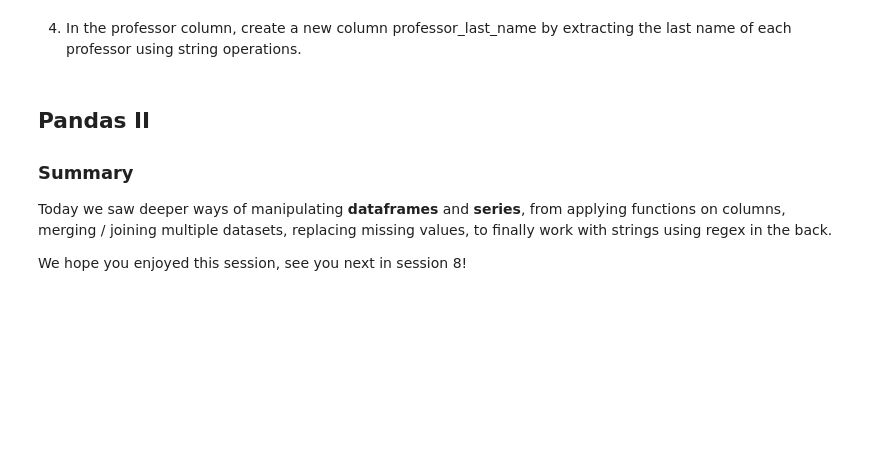
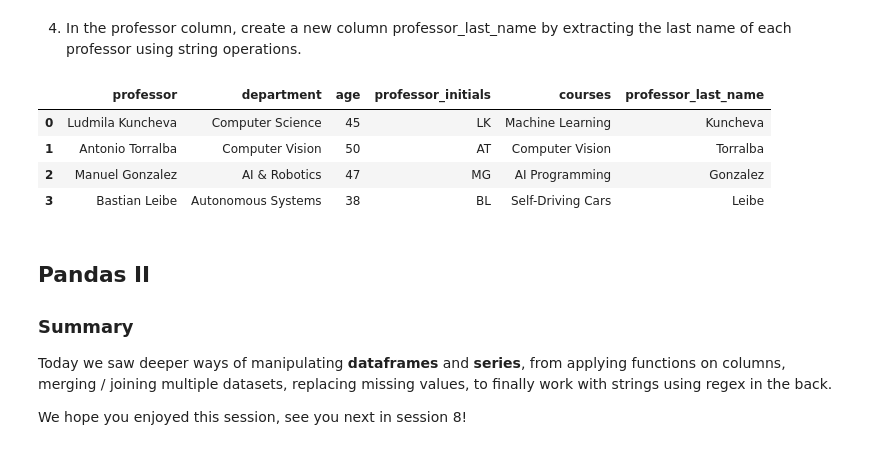
Before and after one commit to carlotamartins/Python-for-Data-Science, a Jupyter notebook: Assignment 7/session_7.ipynb, the cells around one changed output. Drawn from its saved outputs; the diff is of its cells as text; code cells hidden in the pictures; blank space fills up the shorter version.

```diff
--- a/Assignment 7/session_7.ipynb
+++ b/Assignment 7/session_7.ipynb
@@ -944,3 +995,7 @@ courses_data = {
     'courses': ['Machine Learning', 'Computer Vision', 'AI Programming', 'Self-Driving Cars']
 }
 df_courses = pd.DataFrame(courses_data)
+# %%
+df_combined = pd.merge(df, df_courses, on='professor')
+
+df_combined
@@ -947,5 +1008,17 @@ df_courses = pd.DataFrame(courses_data)
 # %% [markdown]
 4. In the professor column, create a new column professor_last_name by extracting the last name of each professor using string operations.
+# %%
+# Add a new column with the last name
+df_combined['professor_last_name'] = df_combined['professor'].str.split().str[-1]
+
+# Display the resulting DataFrame
+df_combined
+# %% [output]
+|  | professor | department | age | professor_initials | courses | professor_last_name |
+| 0 | Ludmila Kuncheva | Computer Science | 45 | LK | Machine Learning | Kuncheva |
+| 1 | Antonio Torralba | Computer Vision | 50 | AT | Computer Vision | Torralba |
+| 2 | Manuel Gonzalez | AI & Robotics | 47 | MG | AI Programming | Gonzalez |
+| 3 | Bastian Leibe | Autonomous Systems | 38 | BL | Self-Driving Cars | Leibe |
 # %% [markdown]
 ## Pandas II
 
```
Also changed, not shown: parts of 14 cells of this notebook.
